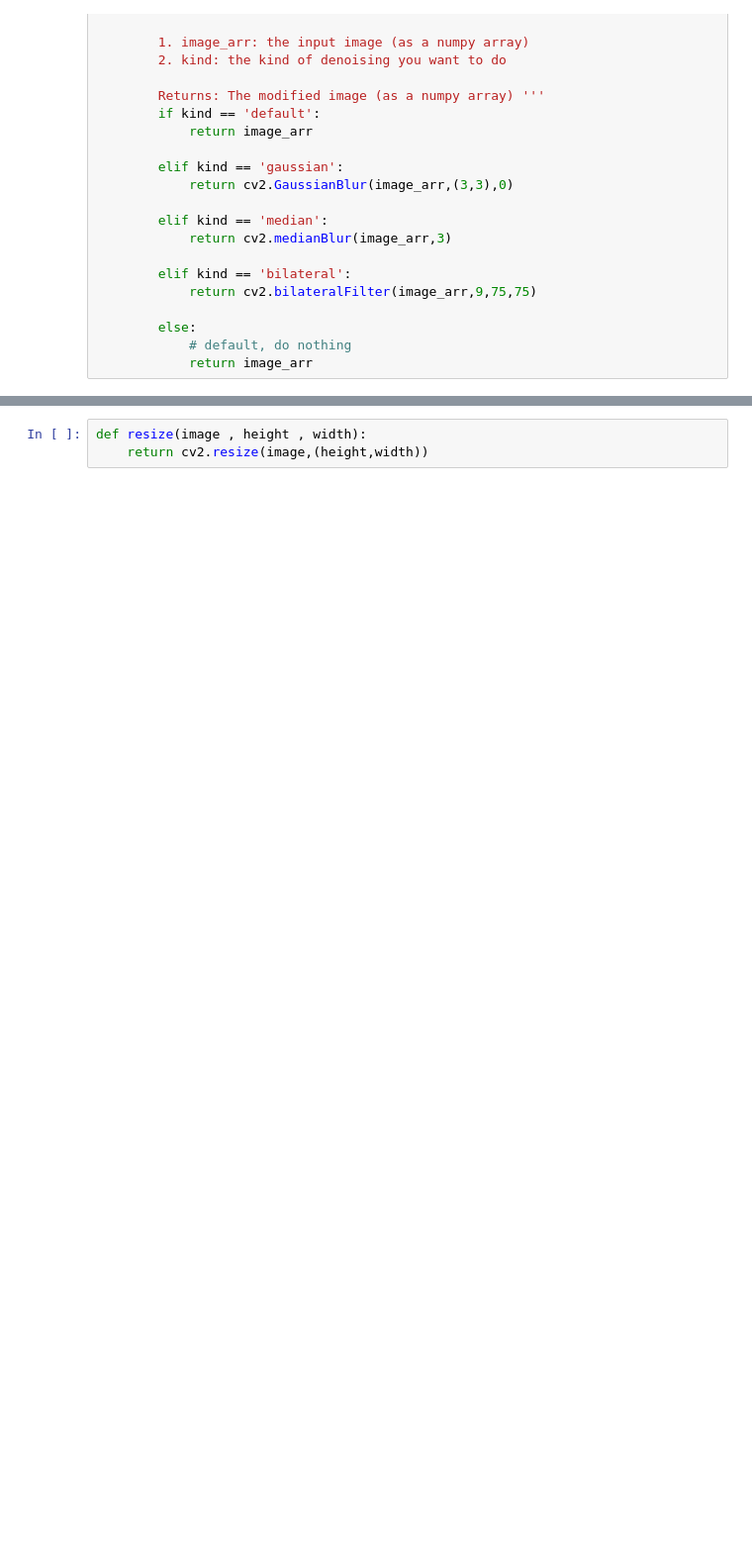
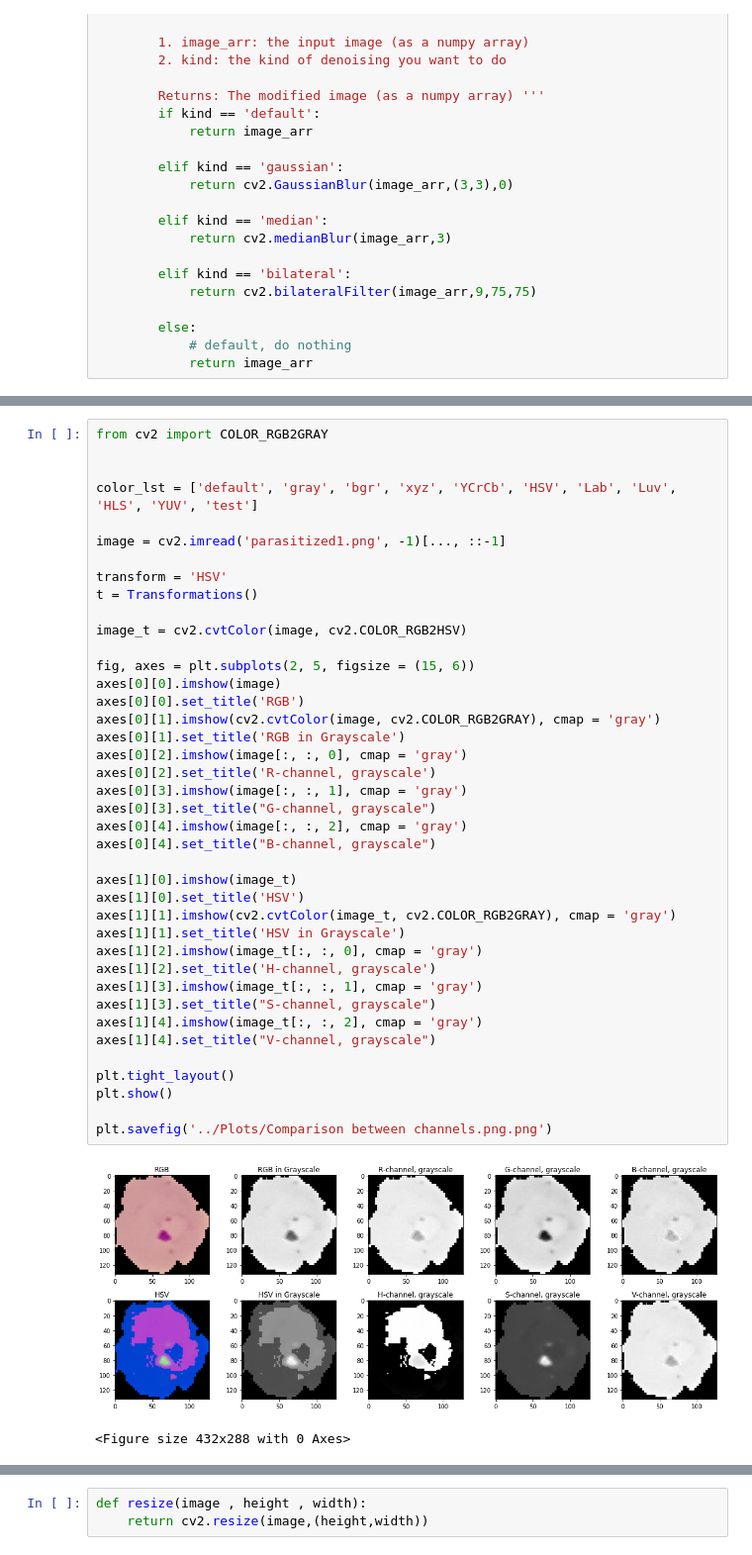
Before and after one commit to madhava20217/Malaria-Detection-from-Cells, a Jupyter notebook: Modules/image_transformations.ipynb, the cells around one changed output, grey strips where cells are left out. Shown at 99% size. Saved outputs shown, nothing was run; the diff lists cells and outputs as text; blank space fills up the shorter version.

```diff
--- a/Modules/image_transformations.ipynb
+++ b/Modules/image_transformations.ipynb
@@ -392,0 +394,43 @@ Text(0.5, 1.0, 'Unparasitized, grayscale')
+# %%
+from cv2 import COLOR_RGB2GRAY
+
+
+color_lst = ['default', 'gray', 'bgr', 'xyz', 'YCrCb', 'HSV', 'Lab', 'Luv', 'HLS', 'YUV', 'test']
+
+image = cv2.imread('parasitized1.png', -1)[..., ::-1]
+
+transform = 'HSV'
+t = Transformations()
+
+image_t = cv2.cvtColor(image, cv2.COLOR_RGB2HSV)
+
+fig, axes = plt.subplots(2, 5, figsize = (15, 6))
+axes[0][0].imshow(image)
+axes[0][0].set_title('RGB')
+axes[0][1].imshow(cv2.cvtColor(image, cv2.COLOR_RGB2GRAY), cmap = 'gray')
+axes[0][1].set_title('RGB in Grayscale')
+axes[0][2].imshow(image[:, :, 0], cmap = 'gray')
+axes[0][2].set_title('R-channel, grayscale')
+axes[0][3].imshow(image[:, :, 1], cmap = 'gray')
+axes[0][3].set_title("G-channel, grayscale")
+axes[0][4].imshow(image[:, :, 2], cmap = 'gray')
+axes[0][4].set_title("B-channel, grayscale")
+
+axes[1][0].imshow(image_t)
+axes[1][0].set_title('HSV')
+axes[1][1].imshow(cv2.cvtColor(image_t, cv2.COLOR_RGB2GRAY), cmap = 'gray')
+axes[1][1].set_title('HSV in Grayscale')
+axes[1][2].imshow(image_t[:, :, 0], cmap = 'gray')
+axes[1][2].set_title('H-channel, grayscale')
+axes[1][3].imshow(image_t[:, :, 1], cmap = 'gray')
+axes[1][3].set_title("S-channel, grayscale")
+axes[1][4].imshow(image_t[:, :, 2], cmap = 'gray')
+axes[1][4].set_title("V-channel, grayscale")
+
+plt.tight_layout()
+plt.show()
+
+plt.savefig('../Plots/Comparison between channels.png.png')
+# %% [output]
+[figure, added]
+<Figure size 432x288 with 0 Axes>
```
Also changed, not shown: parts of 8 cells of this notebook, 16 other files.
